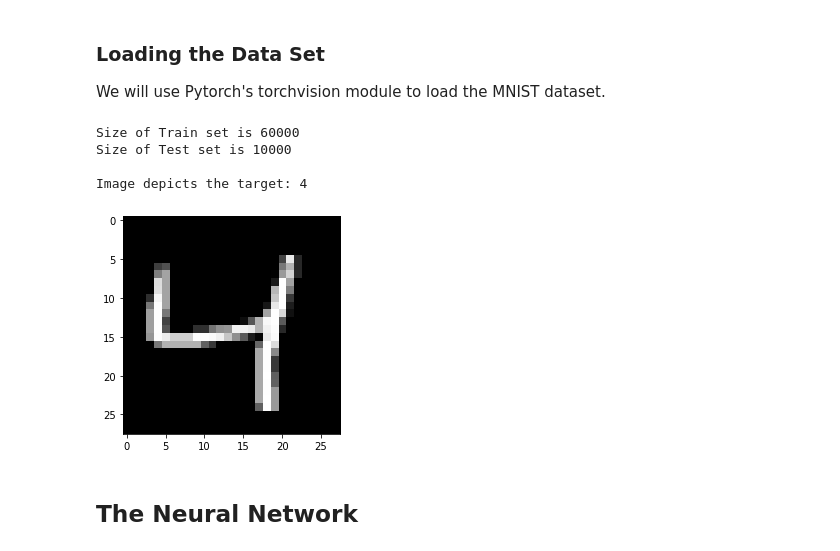
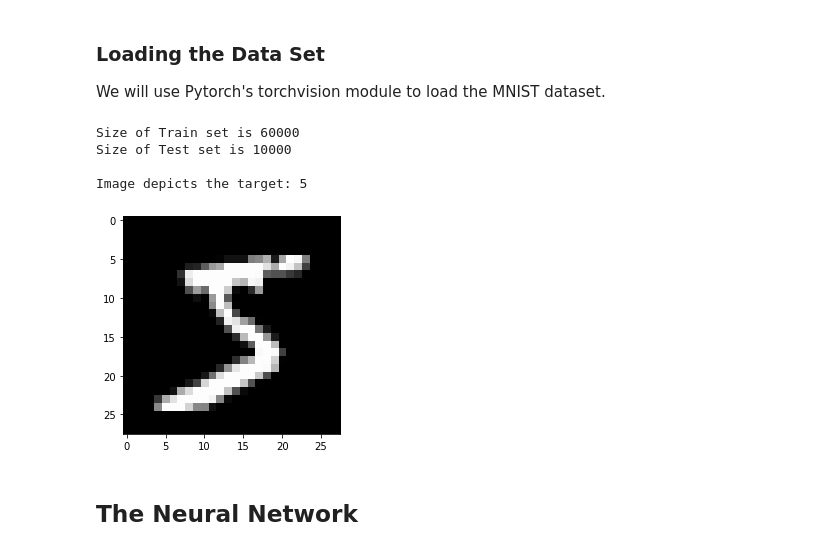
Before and after one commit to MQumairi/numpy-neural-network, a Jupyter notebook: src/Task 2.ipynb, the cells around one changed output. Saved outputs shown, nothing was run; the diff lists cells and outputs as text; code cells hidden in the pictures.

```diff
--- a/src/Task 2.ipynb
+++ b/src/Task 2.ipynb
@@ -37,21 +38,21 @@ testloader = torch.utils.data.DataLoader(testset, batch_size=4, shuffle=False, n
 # %%
 def display_image(image_pos=0, set=trainset):
     # First image's tensor accessed by set[0][0], its shape is 1, 28, 28
     # Notice set[0][1] is the target class of that image.. in this case, 5
     print(f"Image depicts the target: {set[image_pos][1]}")
     # imshow(imshow(torchvision.utils.make_grid(trainset[0][0])))
     imgplot = plt.imshow(set[image_pos][0].numpy().reshape((28, 28)), cmap='gray')
 
 
 print(f"\nSize of Train set is {len(trainset)}")
 print(f"Size of Test set is {len(testset)}\n")
 
-display_image(image_pos=2, set=trainset)
+display_image(image_pos=0, set=trainset)
 # %% [output]
 Size of Train set is 60000
 Size of Test set is 10000
 
-Image depicts the target: 4
+Image depicts the target: 5
-[figure, old version]
+[figure, new version]
 # %% [markdown]
 ## The Neural Network
```
Also changed, not shown: parts of 10 cells of this notebook, 2 other files.
